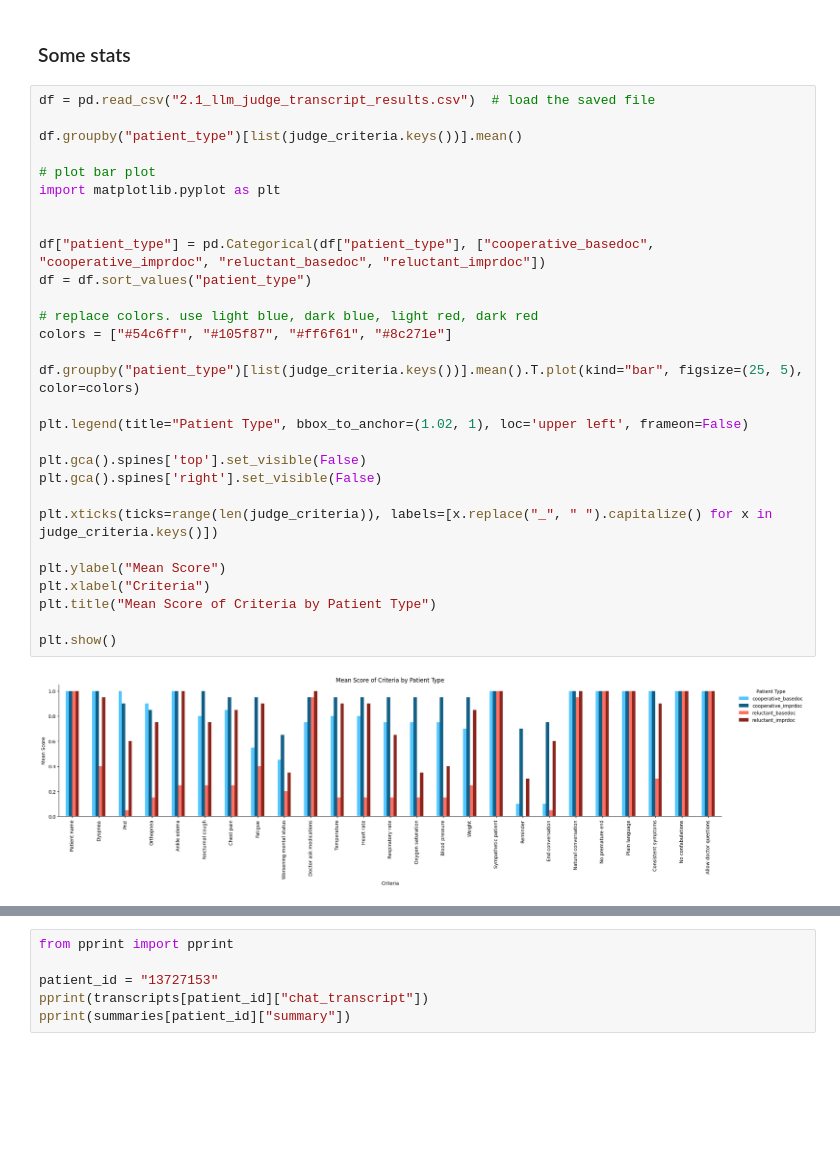
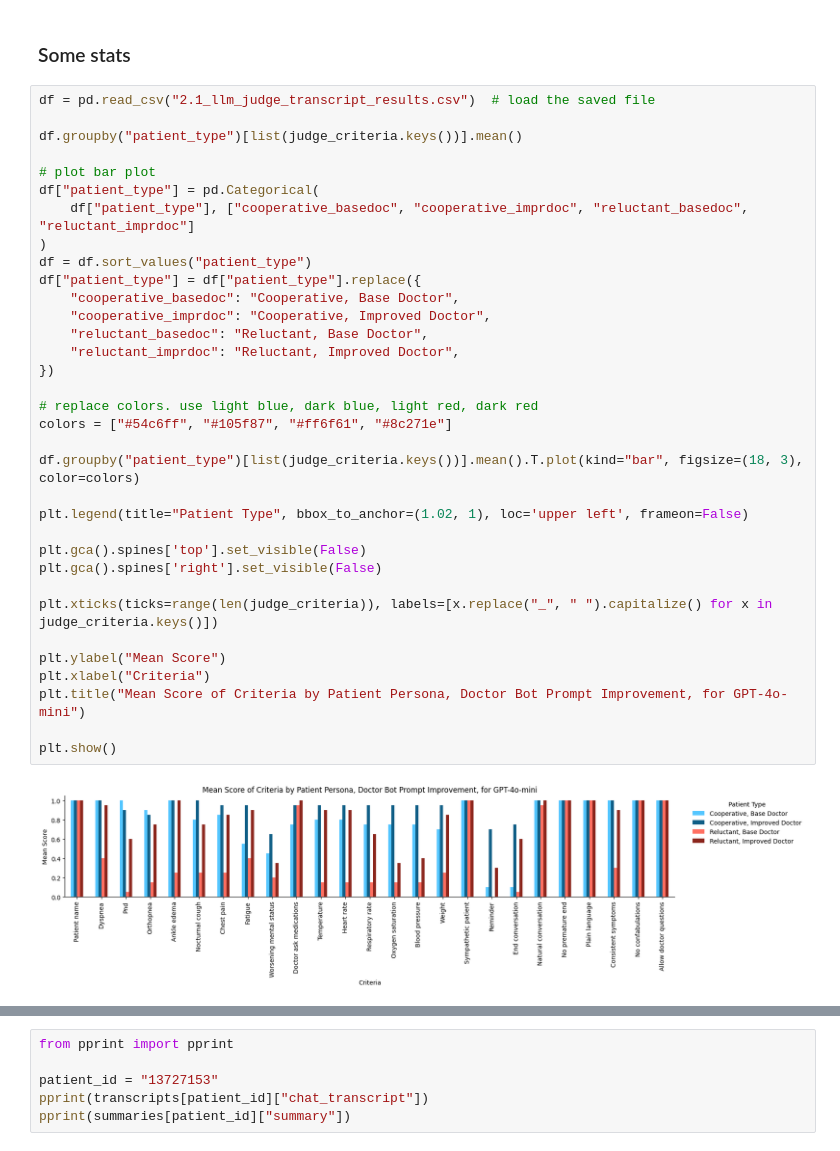
Before and after one commit to recoverycompanion/reco, a Jupyter notebook: reco_analysis/notebooks/judge/2.1_llm_judge_transcript.ipynb, the cells around one changed output, grey strips where cells are left out. Saved outputs shown, nothing was run; the diff lists cells and outputs as text; blank space fills up the shorter version.

```diff
--- a/reco_analysis/notebooks/judge/2.1_llm_judge_transcript.ipynb
+++ b/reco_analysis/notebooks/judge/2.1_llm_judge_transcript.ipynb
@@ -352,31 +408,36 @@ Total cost: $0.086
 # %%
 df = pd.read_csv("2.1_llm_judge_transcript_results.csv")  # load the saved file
 
 df.groupby("patient_type")[list(judge_criteria.keys())].mean()
 
 # plot bar plot
-import matplotlib.pyplot as plt
-
-
-df["patient_type"] = pd.Categorical(df["patient_type"], ["cooperative_basedoc", "cooperative_imprdoc", "reluctant_basedoc", "reluctant_imprdoc"])
+df["patient_type"] = pd.Categorical(
+    df["patient_type"], ["cooperative_basedoc", "cooperative_imprdoc", "reluctant_basedoc", "reluctant_imprdoc"]
+)
 df = df.sort_values("patient_type")
+df["patient_type"] = df["patient_type"].replace({
+    "cooperative_basedoc": "Cooperative, Base Doctor",
+    "cooperative_imprdoc": "Cooperative, Improved Doctor",
+    "reluctant_basedoc": "Reluctant, Base Doctor",
+    "reluctant_imprdoc": "Reluctant, Improved Doctor",
+})
 
 # replace colors. use light blue, dark blue, light red, dark red
 colors = ["#54c6ff", "#105f87", "#ff6f61", "#8c271e"]
 
-df.groupby("patient_type")[list(judge_criteria.keys())].mean().T.plot(kind="bar", figsize=(25, 5), color=colors)
+df.groupby("patient_type")[list(judge_criteria.keys())].mean().T.plot(kind="bar", figsize=(18, 3), color=colors)
 
 plt.legend(title="Patient Type", bbox_to_anchor=(1.02, 1), loc='upper left', frameon=False)
 
 plt.gca().spines['top'].set_visible(False)
 plt.gca().spines['right'].set_visible(False)
 
 plt.xticks(ticks=range(len(judge_criteria)), labels=[x.replace("_", " ").capitalize() for x in judge_criteria.keys()])
 
 plt.ylabel("Mean Score")
 plt.xlabel("Criteria")
-plt.title("Mean Score of Criteria by Patient Type")
+plt.title("Mean Score of Criteria by Patient Persona, Doctor Bot Prompt Improvement, for GPT-4o-mini")
 
 plt.show()
 # %% [output]
-[figure, old version]
+[figure, new version]
```
Also changed, not shown: parts of 11 cells of this notebook.
